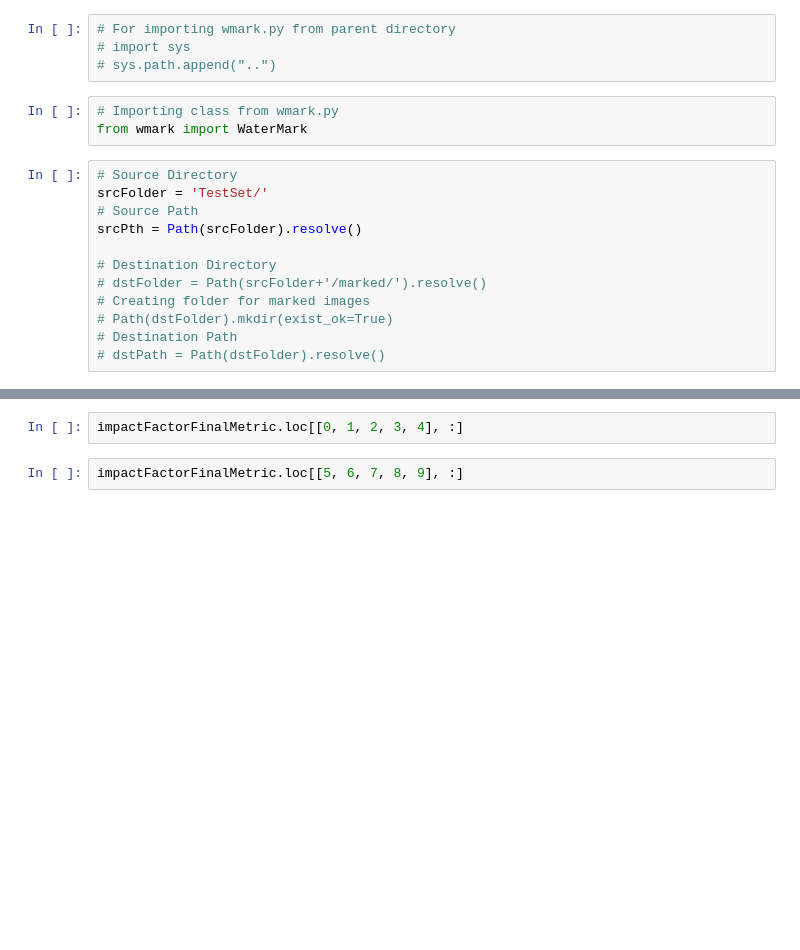
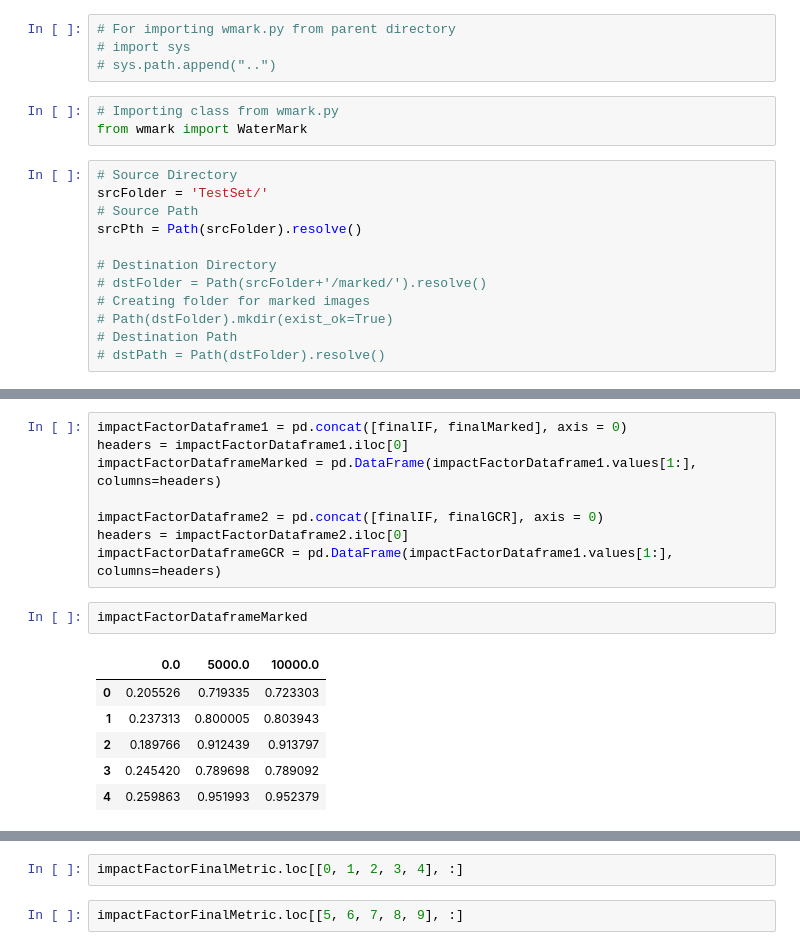
Before and after one commit to Call1st0/dft-based-watermarking-method-with-GCR-masking, a Jupyter notebook: imageAttacksMetrics.ipynb, the cells around one changed output, grey strips where cells are left out. Saved outputs shown, nothing was run; the diff lists cells and outputs as text; blank space fills up the shorter version.

```diff
--- a/imageAttacksMetrics.ipynb
+++ b/imageAttacksMetrics.ipynb
@@ -191,0 +177,17 @@ impactFactorFinalMetric
+# %%
+impactFactorDataframe1 = pd.concat([finalIF, finalMarked], axis = 0)
+headers = impactFactorDataframe1.iloc[0]
+impactFactorDataframeMarked = pd.DataFrame(impactFactorDataframe1.values[1:], columns=headers)
+
+impactFactorDataframe2 = pd.concat([finalIF, finalGCR], axis = 0)
+headers = impactFactorDataframe2.iloc[0]
+impactFactorDataframeGCR = pd.DataFrame(impactFactorDataframe1.values[1:], columns=headers)
+# %%
+impactFactorDataframeMarked
+# %% [output]
+|  | 0.0 | 5000.0 | 10000.0 |
+| 0 | 0.205526 | 0.719335 | 0.723303 |
+| 1 | 0.237313 | 0.800005 | 0.803943 |
+| 2 | 0.189766 | 0.912439 | 0.913797 |
+| 3 | 0.245420 | 0.789698 | 0.789092 |
+| 4 | 0.259863 | 0.951993 | 0.952379 |
```
Also changed, not shown: parts of 14 cells of this notebook, 2 other files.
